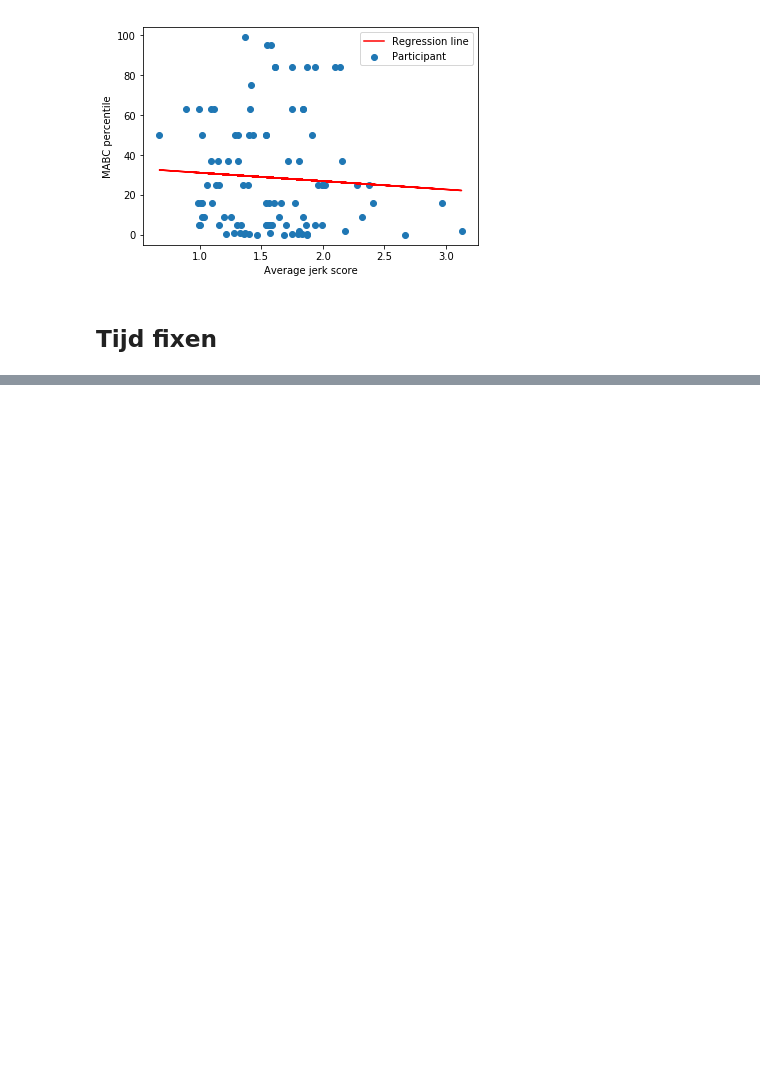
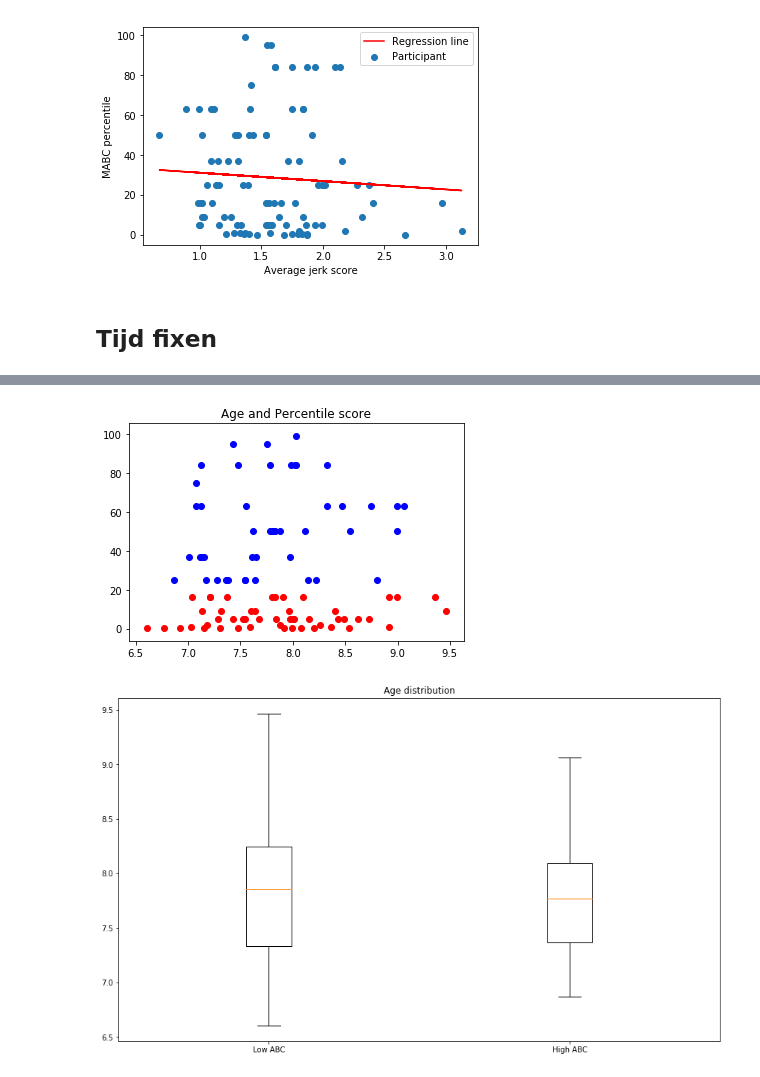
Before and after one commit to mangow/sps, a Jupyter notebook: sps.ipynb, the cells around one changed output, grey strips where cells are left out. Saved outputs shown, nothing was run; the diff lists cells and outputs as text; code cells hidden in the pictures; blank space fills up the shorter version.

```diff
--- a/sps.ipynb
+++ b/sps.ipynb
@@ -147,0 +162,31 @@ rr_data_time.head(100)
+# %%
+# scatter plot ages
+ages_low = []
+ages_high = []
+for age, perc in zip(ages, percs):
+    if perc <= 17:
+        ages_low.append(age)
+        plt.scatter(age, perc, color='red')
+    else:
+        ages_high.append(age)
+        plt.scatter(age, perc, color='blue')
+
+plt.title('Age and Percentile score')
+plt.rcParams["figure.figsize"] = (5.5, 12.5)
+# uncomment for save
+# plt.savefig('plots/scatter_ages.png', dpi=100)
+plt.show()
+
+# boxplot ages
+my_dict = {'Low ABC': ages_low, 'High ABC': ages_high}
+
+fig, ax = plt.subplots()
+plt.title('Age distribution')
+ax.boxplot(my_dict.values())
+ax.set_xticklabels(my_dict.keys())
+fig.set_size_inches(14.5, 8.5)
+# uncomment for save
+# fig.savefig('plots/age_percentile.png', dpi=100)
+# %% [output]
+[figure, added]
+[figure, added]
```
Also changed, not shown: parts of 7 cells of this notebook.
